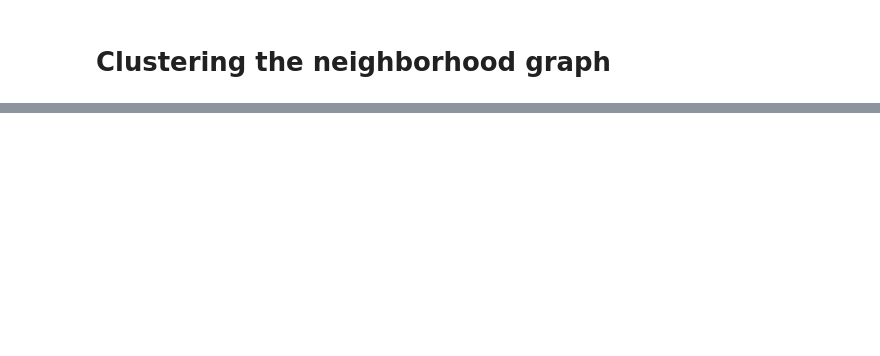
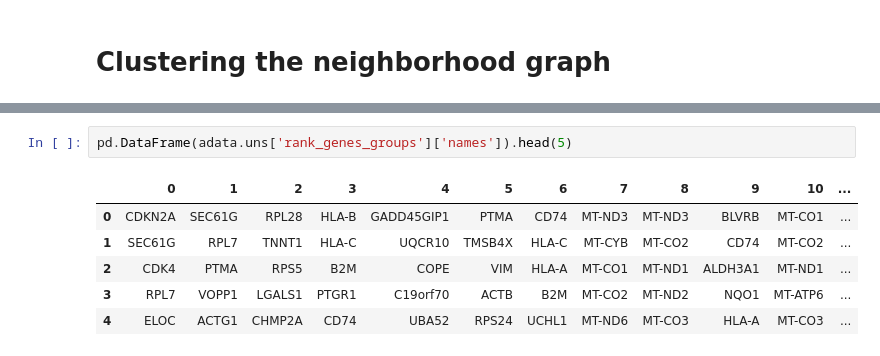
Before and after one commit to 2kjiejie/Clustering-for-scRNAseq, a Jupyter notebook: Scanpy_process.ipynb, the cells around one changed output, grey strips where cells are left out. Cells and saved outputs as stored; diff of their text form; blank space fills up the shorter version.

```diff
--- a/Scanpy_process.ipynb
+++ b/Scanpy_process.ipynb
@@ -123,0 +141,9 @@ ModuleNotFoundError: No module named 'igraph'
+# %%
+pd.DataFrame(adata.uns['rank_genes_groups']['names']).head(5)
+# %% [output]
+|  | 0 | 1 | 2 | 3 | 4 | 5 | 6 | 7 | 8 | 9 | 10 | ... |
+| 0 | CDKN2A | SEC61G | RPL28 | HLA-B | GADD45GIP1 | PTMA | CD74 | MT-ND3 | MT-ND3 | BLVRB | MT-CO1 | ... |
+| 1 | SEC61G | RPL7 | TNNT1 | HLA-C | UQCR10 | TMSB4X | HLA-C | MT-CYB | MT-CO2 | CD74 | MT-CO2 | ... |
+| 2 | CDK4 | PTMA | RPS5 | B2M | COPE | VIM | HLA-A | MT-CO1 | MT-ND1 | ALDH3A1 | MT-ND1 | ... |
+| 3 | RPL7 | VOPP1 | LGALS1 | PTGR1 | C19orf70 | ACTB | B2M | MT-CO2 | MT-ND2 | NQO1 | MT-ATP6 | ... |
+| 4 | ELOC | ACTG1 | CHMP2A | CD74 | UBA52 | RPS24 | UCHL1 | MT-ND6 | MT-CO3 | HLA-A | MT-CO3 | ... |
```
Also changed, not shown: parts of 6 cells of this notebook, 2 other files.
